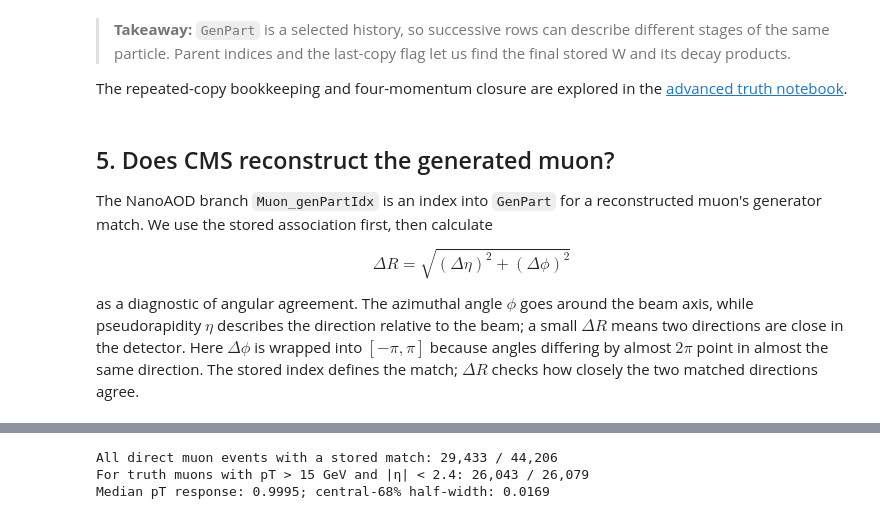
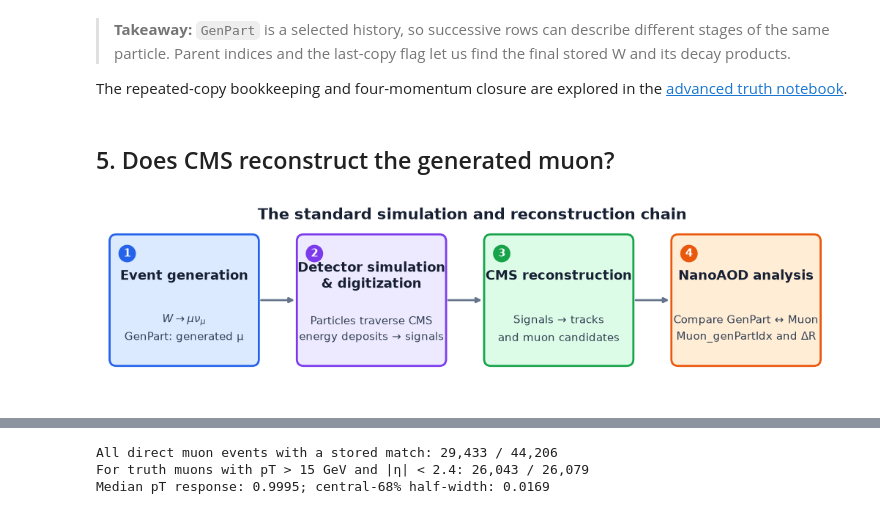
Before and after one commit to clelange/cms-open-data-w-jets-teaching, a Jupyter notebook: notebooks/w_to_munu_truth_met_69747.ipynb, the cells around one changed output, grey strips where cells are left out. Drawn from its saved outputs; the diff is of its cells as text; code cells hidden in the pictures.

Commit message:
Add reconstruction-chain sketch

```diff
--- a/notebooks/w_to_munu_truth_met_69747.ipynb
+++ b/notebooks/w_to_munu_truth_met_69747.ipynb
@@ -320,9 +320,44 @@ type: 4 * {
 The repeated-copy bookkeeping and four-momentum closure are explored in the [advanced truth notebook](truth_and_four_momentum_69747.ipynb).
 # %% [markdown]
 ## 5. Does CMS reconstruct the generated muon?
-
-The NanoAOD branch `Muon_genPartIdx` is an index into `GenPart` for a reconstructed muon's generator match. We use the stored association first, then calculate
-
-$$\Delta R=\sqrt{(\Delta\eta)^2+(\Delta\phi)^2}$$
-
-as a diagnostic of angular agreement. The azimuthal angle $\phi$ goes around the beam axis, while pseudorapidity $\eta$ describes the direction relative to the beam; a small $\Delta R$ means two directions are close in the detector. Here $\Delta\phi$ is wrapped into $[-\pi,\pi]$ because angles differing by almost $2\pi$ point in almost the same direction. The stored index defines the match; $\Delta R$ checks how closely the two matched directions agree.
+# %%
+# @title From a generated event to a reconstructed muon
+from matplotlib.patches import FancyBboxPatch
+
+fig, ax = plt.subplots(figsize=(13, 3.4))
+ax.set(xlim=(0, 13), ylim=(0, 3.4))
+ax.axis("off")
+
+stages = [
+    (0.15, "#dbeafe", "#2563eb", "Event generation", r"$W\to\mu\nu_\mu$" + "\nGenPart: generated μ"),
+    (3.45, "#ede9fe", "#7c3aed", "Detector simulation\n& digitization", "Particles traverse CMS\nenergy deposits → signals"),
+    (6.75, "#dcfce7", "#16a34a", "CMS reconstruction", "Signals → tracks\nand muon candidates"),
+    (10.05, "#ffedd5", "#ea580c", "NanoAOD analysis", "Compare GenPart ↔ Muon\nMuon_genPartIdx and ΔR"),
+]
+box_width, box_height, box_y = 2.55, 2.25, 0.55
+
+for number, (x, fill, edge, title, detail) in enumerate(stages, start=1):
+    ax.add_patch(FancyBboxPatch(
+        (x, box_y), box_width, box_height,
+        boxstyle="round,pad=0.04,rounding_size=0.12",
+        facecolor=fill, edgecolor=edge, linewidth=2,
+    ))
+    ax.text(x + 0.27, box_y + box_height - 0.30, str(number), ha="center", va="center",
+            color="white", fontsize=11, fontweight="bold",
+            bbox={"boxstyle": "circle,pad=0.28", "facecolor": edge, "edgecolor": "none"})
+    ax.text(x + box_width / 2, box_y + 1.55, title, ha="center", va="center",
+            fontsize=13, fontweight="bold", color="#172033")
+    ax.text(x + box_width / 2, box_y + 0.62, detail, ha="center", va="center",
+            fontsize=11, linespacing=1.5, color="#334155")
+
+for (x, *_), (next_x, *__) in zip(stages[:-1], stages[1:]):
+    ax.annotate("", xy=(next_x - 0.08, box_y + box_height / 2),
+                xytext=(x + box_width + 0.08, box_y + box_height / 2),
+                arrowprops={"arrowstyle": "-|>", "color": "#64748b", "lw": 2,
+                            "shrinkA": 0, "shrinkB": 0})
+
+ax.text(6.5, 3.18, "The standard simulation and reconstruction chain",
+        ha="center", va="center", fontsize=15, fontweight="bold", color="#172033")
+plt.show()
+# %% [output]
+[figure, added]
```
Also changed, not shown: parts of 1 cell of this notebook.
